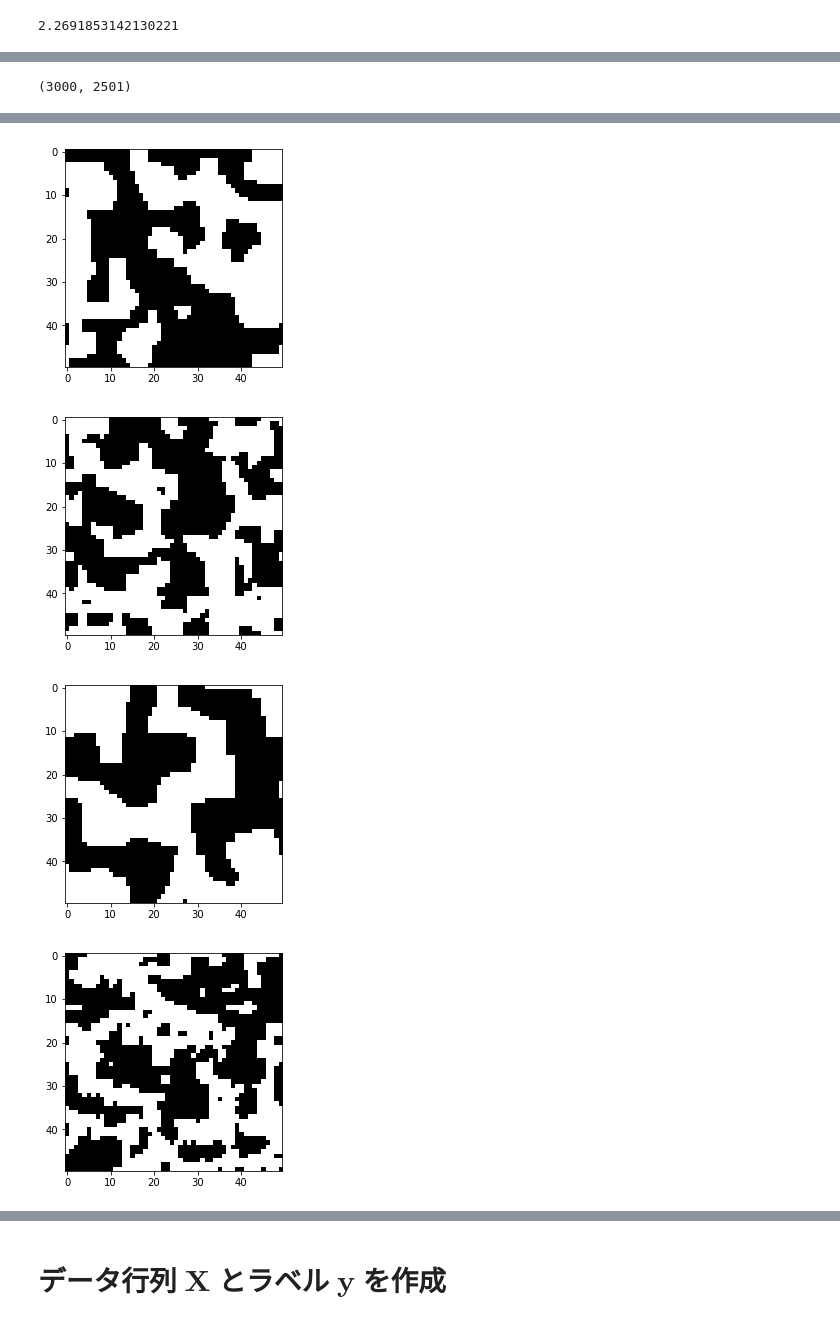
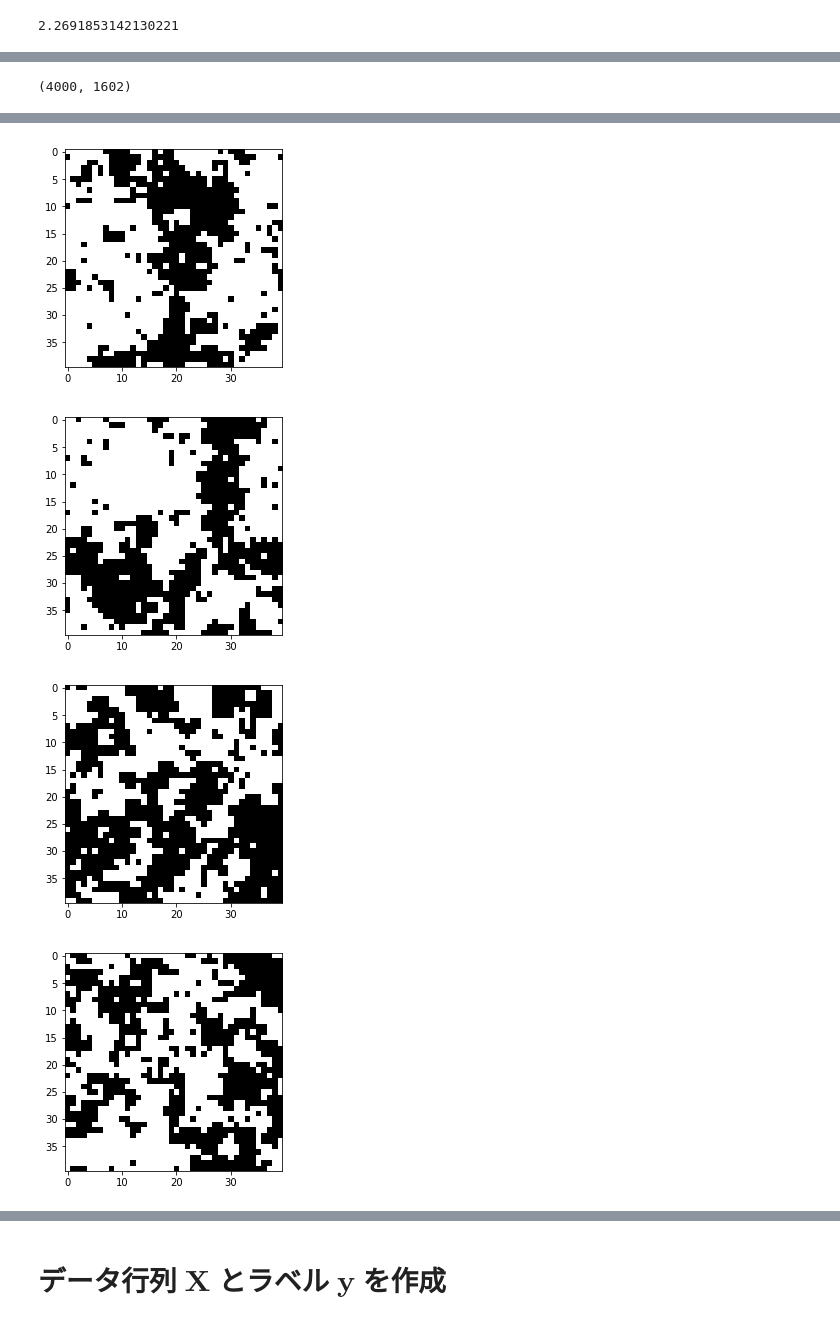
Before and after one commit to haru-256/reserch-code, a Jupyter notebook: classification_IsingModel.ipynb, the cells around one changed output, grey strips where cells are left out. Drawn from its saved outputs; the diff is of its cells as text; code cells hidden in the pictures.

```diff
--- a/classification_IsingModel.ipynb
+++ b/classification_IsingModel.ipynb
@@ -18,4 +18,4 @@ Tc
 # %%
-Data0 = pd.read_csv("isingModel_data_0.csv")
-Data0.head()
+Data0_train = pd.read_csv("isingModel_data2_0.csv")
+Data0_train.head()
 # %% [output]
@@ -34,15 +34,15 @@ Data0.shape
 # plot
 from itertools import product
 
-size=50
+size=40
 """
 fig, ax = plt.subplots(3, 2, figsize=(20, 10))
 for idx, i in zip(product([0,1,2], [0,1]), [0, 100, 300, 500, 1500, 2900]):
     ax[idx[0], idx[1]].imshow(Data1.iloc[i, :-1].values.reshape(size, size), vmin=-1, vmax=1,
                          cmap=plt.cm.gray_r, interpolation='nearest')
 """
-for i in [0, 100, 300, 500, 1500, 2900]:
-    plt.imshow(Data0.iloc[i, :-1].values.reshape(size, size), vmin=-1, vmax=1,
+for i in [0, 100, 300, 500, 1500, 2900, 4199]:
+    plt.imshow(Data0_train.iloc[i, :-2].values.reshape(size, size), vmin=-1, vmax=1,
                          cmap=plt.cm.gray_r, interpolation='nearest')
     plt.show()
 # %% [output]
@@ -57,4 +58,4 @@ for i in [0, 100, 300, 500, 1500, 2900]:
 # %%
-Data1 =  pd.read_csv("isingModel_data_1.csv")
-Data1.head()
+Data1_train =  pd.read_csv("isingModel_data2_1.csv")
+Data1_train.head()
 # %% [output]
@@ -68,13 +69,13 @@ Data1.head()
 # %%
-Data1.shape
+Data1_train.shape
 # %% [output]
-(3000, 2501)
+(4000, 1602)
 # %%
 #plot
 
-size=50
+size=40
 for i in [0, 100, 300, 500, 1500, 2900]:
-    plt.imshow(Data1.iloc[i, :-1].values.reshape(size, size), vmin=-1, vmax=1,
+    plt.imshow(Data1_train.iloc[i, :-2].values.reshape(size, size), vmin=-1, vmax=1,
                          cmap=plt.cm.gray_r, interpolation='nearest')
     plt.show()
 # %% [output]
@@ -82,4 +83,4 @@ for i in [0, 100, 300, 500, 1500, 2900]:
-[figure, old version]
+[figure, new version]
-[figure, old version]
+[figure, new version]
-[figure, old version]
+[figure, new version]
-[figure, old version]
+[figure, new version]
```
Also changed, not shown: parts of 30 cells of this notebook, 3 other files.
